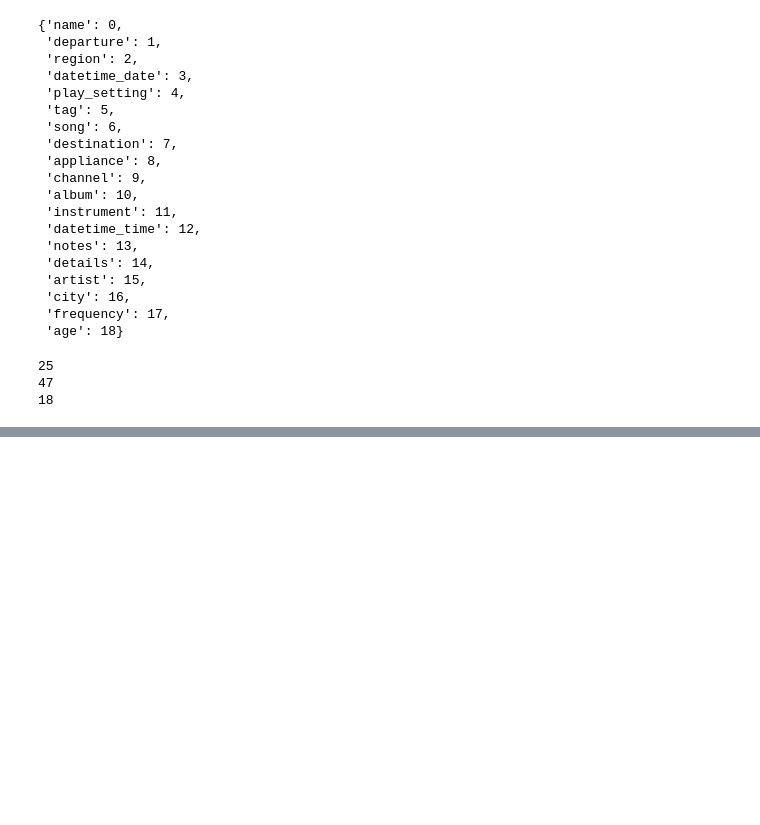
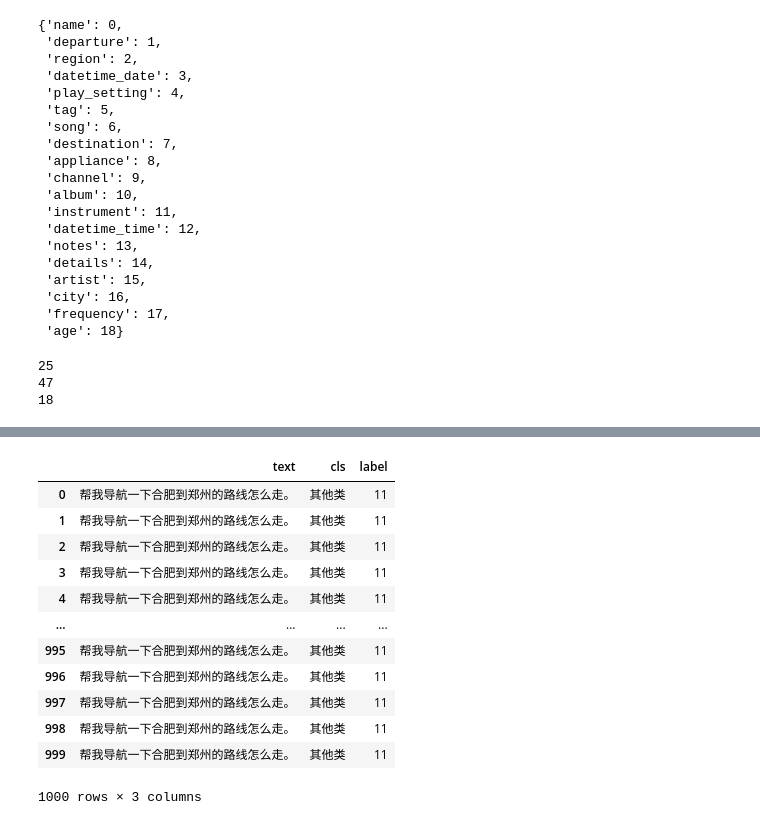
Before and after one commit to EeyoreLee/EarleeNLP, a Jupyter notebook: notebook/data2mrc.ipynb, the cells around one changed output, grey strips where cells are left out. Cells and saved outputs as stored; diff of their text form; code cells hidden in the pictures; blank space fills up the shorter version.

```diff
--- a/notebook/data2mrc.ipynb
+++ b/notebook/data2mrc.ipynb
@@ -797,0 +878,22 @@ for i in range(len(dataset)):
+# %%
+other_a_text = {}
+a_tpl = {
+    'intent': "Other",
+    'slots': {}
+}
+for idx, info_dict in a_text.items():
+    other_a_text[idx] = copy.deepcopy(a_tpl)
+
+with open('/ai/223/person/lichunyu/datasets/dataf/output/all_others.json', 'w') as f:
+    all_other_data = json.dumps(other_a_text)
+    f.write(all_other_data)
+# %%
+with open('/ai/223/person/lichunyu/datasets/tieba/tieba.dialogues') as f:
+    tieba_data = f.read().splitlines()
+
+tieba_data_title = []
+for i in tieba_data:
+    tieba_data_title.append(i.split('\t')[0])
+
+
+tieba_data_title
@@ -797,0 +918,3 @@ for i in range(len(dataset)):
+# %%
+tieba_other = tieba_data_title[302000:303000]
+tieba_other
@@ -797,0 +939,28 @@ for i in range(len(dataset)):
+# %%
+tieba_other_dict = {
+    'text': [],
+    'cls': [],
+    'label': []
+}
+
+for i in tieba_other:
+    tieba_other_dict['text'].append(text)
+    tieba_other_dict['cls'].append('其他类')
+    tieba_other_dict['label'].append(11)
+# %%
+df_tieba_other = pd.DataFrame(tieba_other_dict)
+df_tieba_other
+# %% [output]
+|  | text | cls | label |
+| 0 | 帮我导航一下合肥到郑州的路线怎么走。 | 其他类 | 11 |
+| 1 | 帮我导航一下合肥到郑州的路线怎么走。 | 其他类 | 11 |
+| 2 | 帮我导航一下合肥到郑州的路线怎么走。 | 其他类 | 11 |
+| 3 | 帮我导航一下合肥到郑州的路线怎么走。 | 其他类 | 11 |
+| 4 | 帮我导航一下合肥到郑州的路线怎么走。 | 其他类 | 11 |
+| ... | ... | ... | ... |
+| 995 | 帮我导航一下合肥到郑州的路线怎么走。 | 其他类 | 11 |
+| 996 | 帮我导航一下合肥到郑州的路线怎么走。 | 其他类 | 11 |
+| 997 | 帮我导航一下合肥到郑州的路线怎么走。 | 其他类 | 11 |
+| 998 | 帮我导航一下合肥到郑州的路线怎么走。 | 其他类 | 11 |
+| 999 | 帮我导航一下合肥到郑州的路线怎么走。 | 其他类 | 11 |
+1000 rows × 3 columns
```
Also changed, not shown: parts of 14 cells of this notebook, 8 other files.
